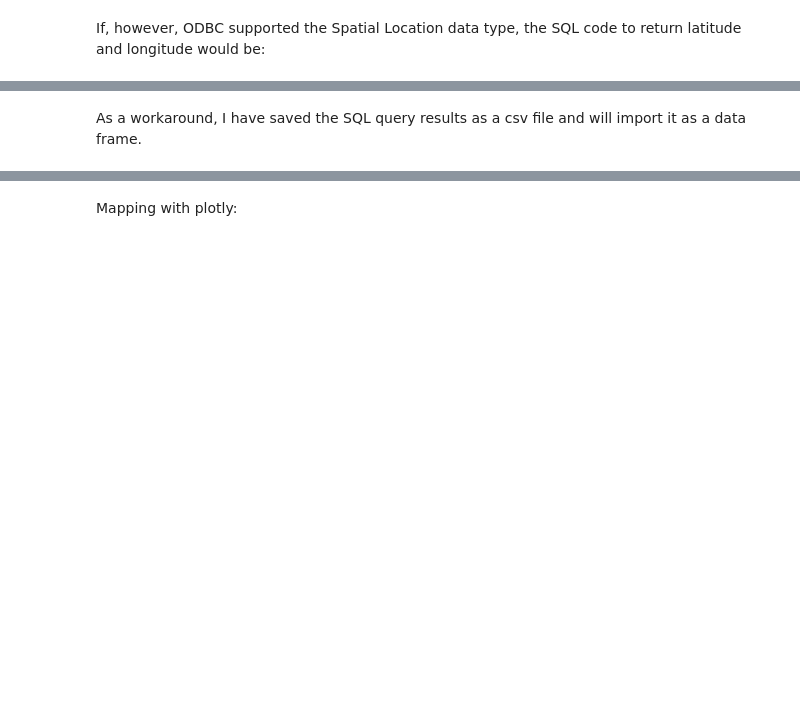
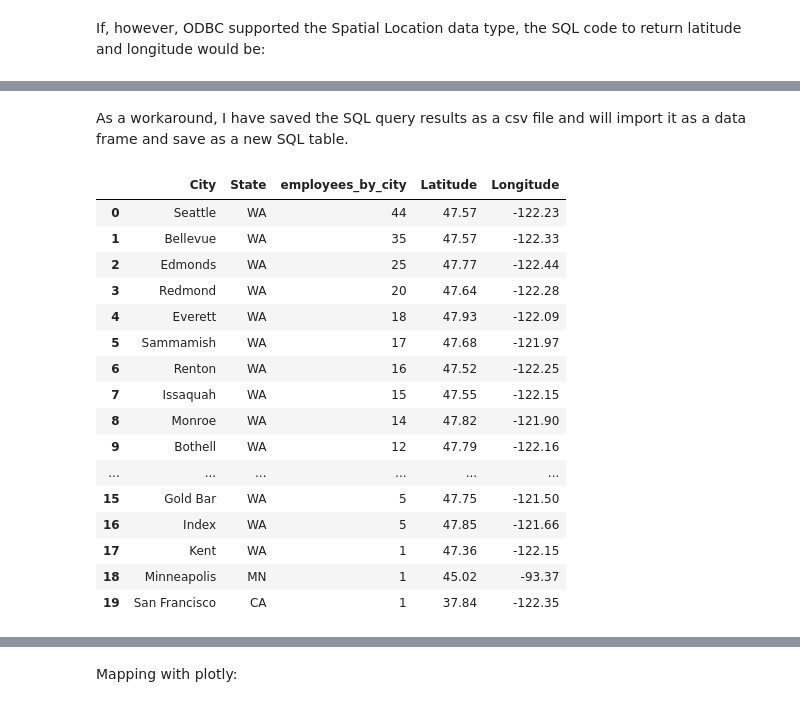
Before and after one commit to PieRatCat/SQL-stuff, a Jupyter notebook: SQL_kunskapskontroll/queries1.ipynb, the cells around one changed output, grey strips where cells are left out. Saved outputs shown, nothing was run; the diff lists cells and outputs as text; code cells hidden in the pictures; blank space fills up the shorter version.

```diff
--- a/SQL_kunskapskontroll/queries1.ipynb
+++ b/SQL_kunskapskontroll/queries1.ipynb
@@ -233,30 +199,45 @@ If, however, ODBC supported the Spatial Location data type, the SQL code to retu
+# %% [markdown]
+As a workaround, I have saved the SQL query results as a csv file and will import it as a data frame and save as a new SQL table.
 # %%
-WITH
-    employee_record
-    AS
-    (
-        SELECT
-            a.BusinessEntityID,
-            c.City AS City,
-            d.Name AS State,
-            c.SpatialLocation,
-            ROW_NUMBER() OVER(PARTITION BY City ORDER BY a.BusinessEntityID) AS row_number
+city_coordinates = pd.read_csv("lat_long_emp_cities.csv", sep=';', names=['city', 'state', 'latitude', 'longitude'])
+city_coordinates.to_sql('city_coordinates', con=engine, if_exists='replace', index=False)
+employee_city_data = pd.read_sql(sql="""
+SELECT
+	c.City,
+    d.StateProvinceCode AS "State",
+	COUNT(*) AS employees_by_city,
+	e.latitude AS "Latitude",
+	e.longitude AS "Longitude"
 
-        FROM Person.Person AS a LEFT JOIN Person.BusinessEntityAddress AS b
-            ON a.BusinessEntityID = b.BusinessEntityID LEFT JOIN Person.Address AS c
-            ON b.AddressID = c.AddressID LEFT JOIN Person.StateProvince AS d
-            ON c.StateProvinceID = d.StateProvinceID
-        WHERE a.PersonType = 'EM'
-    )
+FROM Person.Person AS a LEFT JOIN Person.BusinessEntityAddress AS b
+	ON a.BusinessEntityID = b.BusinessEntityID LEFT JOIN Person.Address AS c
+	ON b.AddressID = c.AddressID LEFT JOIN Person.StateProvince AS d
+	ON c.StateProvinceID = d.StateProvinceID LEFT JOIN city_coordinates AS e
+	ON c.City = e.city
 
-SELECT
-    City,
-    State,
-    SpatialLocation.Lat AS Latitude,
-    SpatialLocation.Long AS Longitude
-FROM employee_record
+WHERE a.PersonType = 'EM'
 
-WHERE row_number = '1'
+GROUP BY c.City, d.StateProvinceCode, e.latitude, e.longitude
+ORDER BY employees_by_city DESC
 ;
+
+""" , con=connection)
+employee_city_data
+# %% [output]
+|  | City | State | employees_by_city | Latitude | Longitude |
+| 0 | Seattle | WA | 44 | 47.57 | -122.23 |
+| 1 | Bellevue | WA | 35 | 47.57 | -122.33 |
+| 2 | Edmonds | WA | 25 | 47.77 | -122.44 |
+| 3 | Redmond | WA | 20 | 47.64 | -122.28 |
+| 4 | Everett | WA | 18 | 47.93 | -122.09 |
+| 5 | Sammamish | WA | 17 | 47.68 | -121.97 |
+| 6 | Renton | WA | 16 | 47.52 | -122.25 |
+| 7 | Issaquah | WA | 15 | 47.55 | -122.15 |
+| 8 | Monroe | WA | 14 | 47.82 | -121.90 |
+| 9 | Bothell | WA | 12 | 47.79 | -122.16 |
+| ... | ... | ... | ... | ... | ... |
+| 15 | Gold Bar | WA | 5 | 47.75 | -121.50 |
+| 16 | Index | WA | 5 | 47.85 | -121.66 |
+| 17 | Kent | WA | 1 | 47.36 | -122.15 |
+| 18 | Minneapolis | MN | 1 | 45.02 | -93.37 |
+| 19 | San Francisco | CA | 1 | 37.84 | -122.35 |
-# %% [markdown]
-As a workaround, I have saved the SQL query results as a csv file and will import it as a data frame.
```
Also changed, not shown: parts of 9 cells of this notebook.
